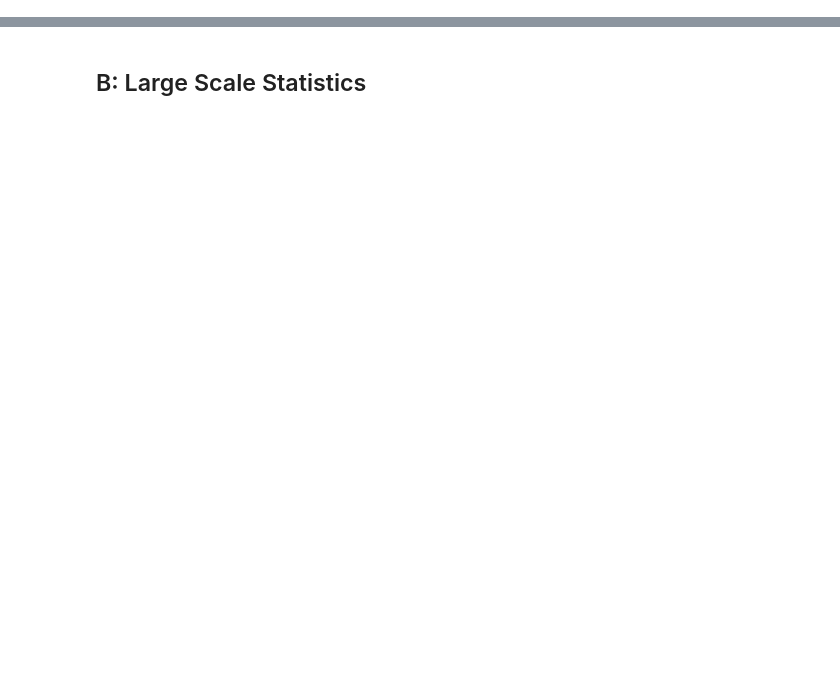
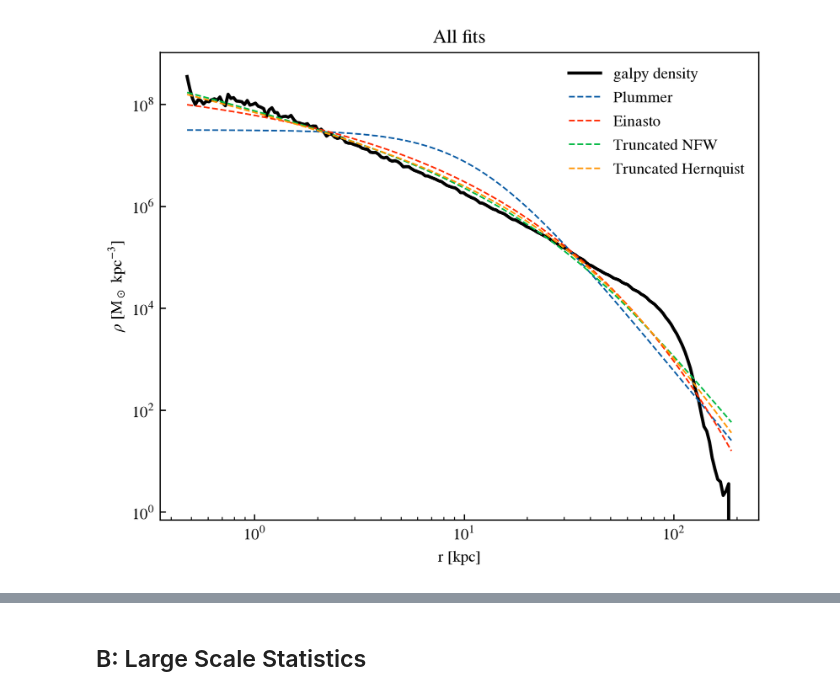
Before and after one commit to luisiee/paa-tana-project, a Jupyter notebook: part1.ipynb, the cells around one changed output, grey strips where cells are left out. Saved outputs shown, nothing was run; the diff lists cells and outputs as text; code cells hidden in the pictures; blank space fills up the shorter version.

```diff
--- a/part1.ipynb
+++ b/part1.ipynb
@@ -9,0 +25,4 @@ plt.style.use("src/nicefigures.mplstyle")
+# %%
+a.data_fitter(data_path, plot=True, output=f"{OUTPUT}/halo_density_fit.png");
+# %% [output]
+[figure, added]
```
Also changed, not shown: parts of 11 cells of this notebook, 10 other files.
